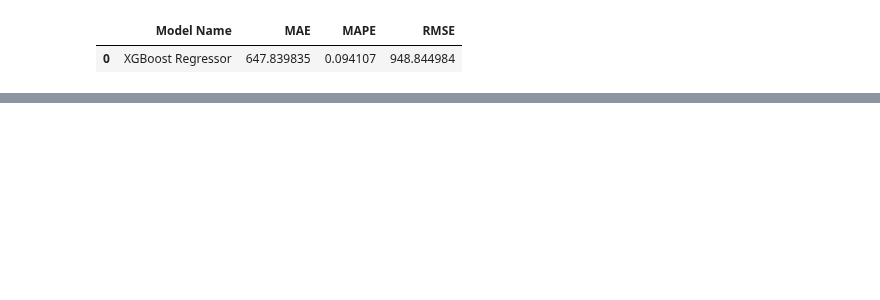
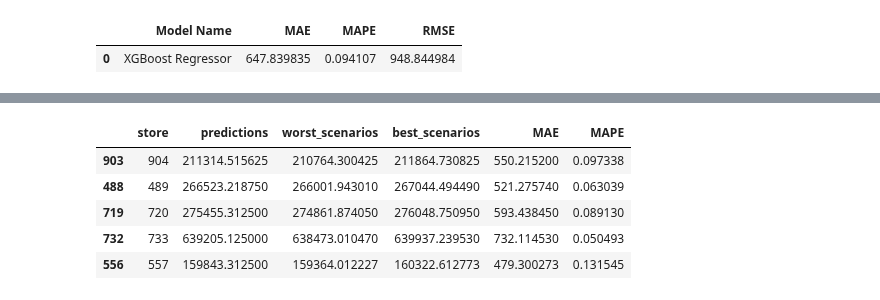
Before and after one commit to borgesds/DataScience_Em_Producao, a Jupyter notebook: m09_v01_store_sales_prediction.ipynb, the cells around one changed output, grey strips where cells are left out. Cells and saved outputs as stored; diff of their text form; code cells hidden in the pictures; blank space fills up the shorter version.

```diff
--- a/m09_v01_store_sales_prediction.ipynb
+++ b/m09_v01_store_sales_prediction.ipynb
@@ -1292,0 +1325,9 @@ pickle.dump(model_xgb_tuned, open('/home/borges/Documentos/GitHub/borgesds/DataS
+# %%
+df92.sample(5)
+# %% [output]
+|  | store | predictions | worst_scenarios | best_scenarios | MAE | MAPE |
+| 903 | 904 | 211314.515625 | 210764.300425 | 211864.730825 | 550.215200 | 0.097338 |
+| 488 | 489 | 266523.218750 | 266001.943010 | 267044.494490 | 521.275740 | 0.063039 |
+| 719 | 720 | 275455.312500 | 274861.874050 | 276048.750950 | 593.438450 | 0.089130 |
+| 732 | 733 | 639205.125000 | 638473.010470 | 639937.239530 | 732.114530 | 0.050493 |
+| 556 | 557 | 159843.312500 | 159364.012227 | 160322.612773 | 479.300273 | 0.131545 |
```
Also changed, not shown: parts of 25 cells of this notebook.
